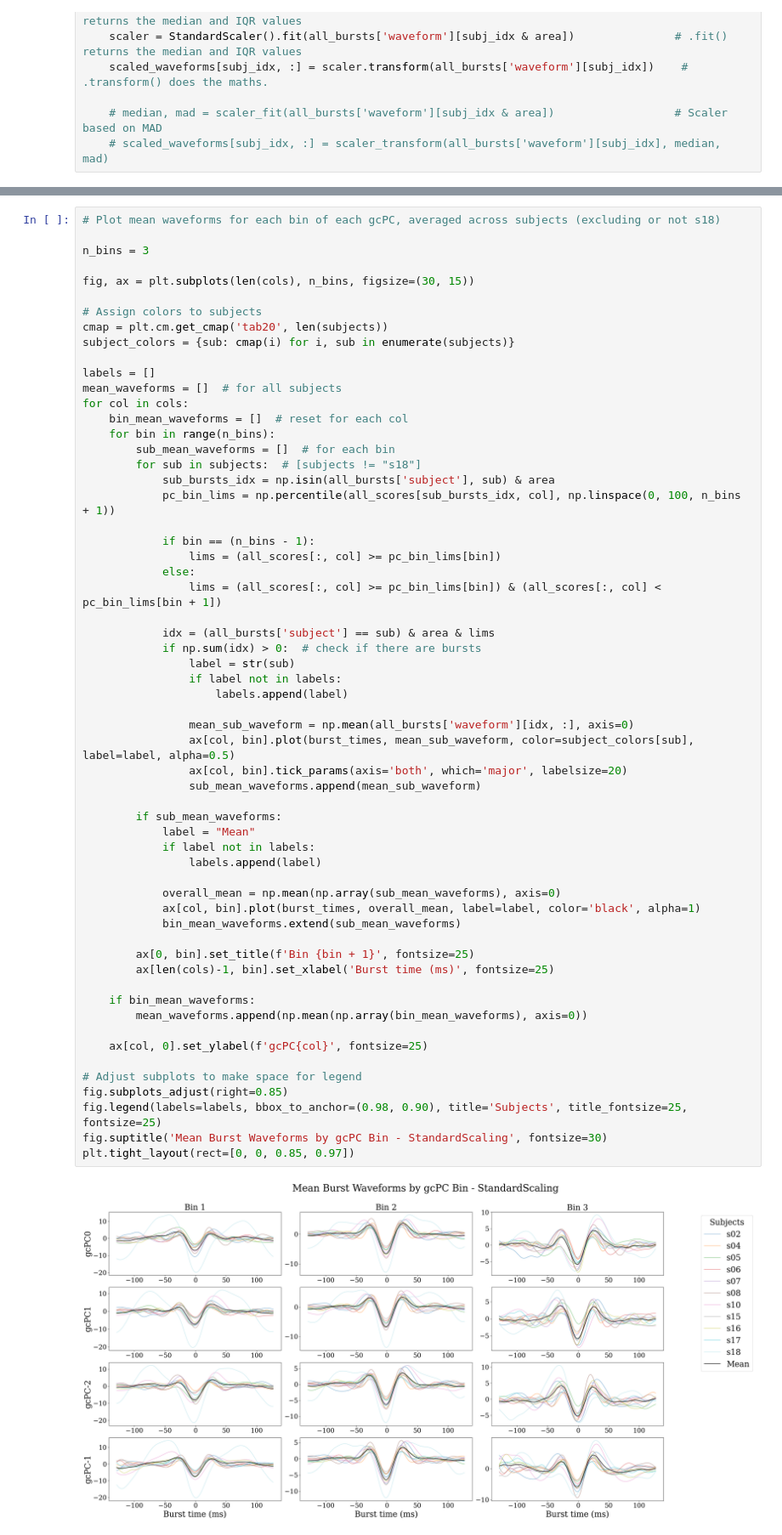
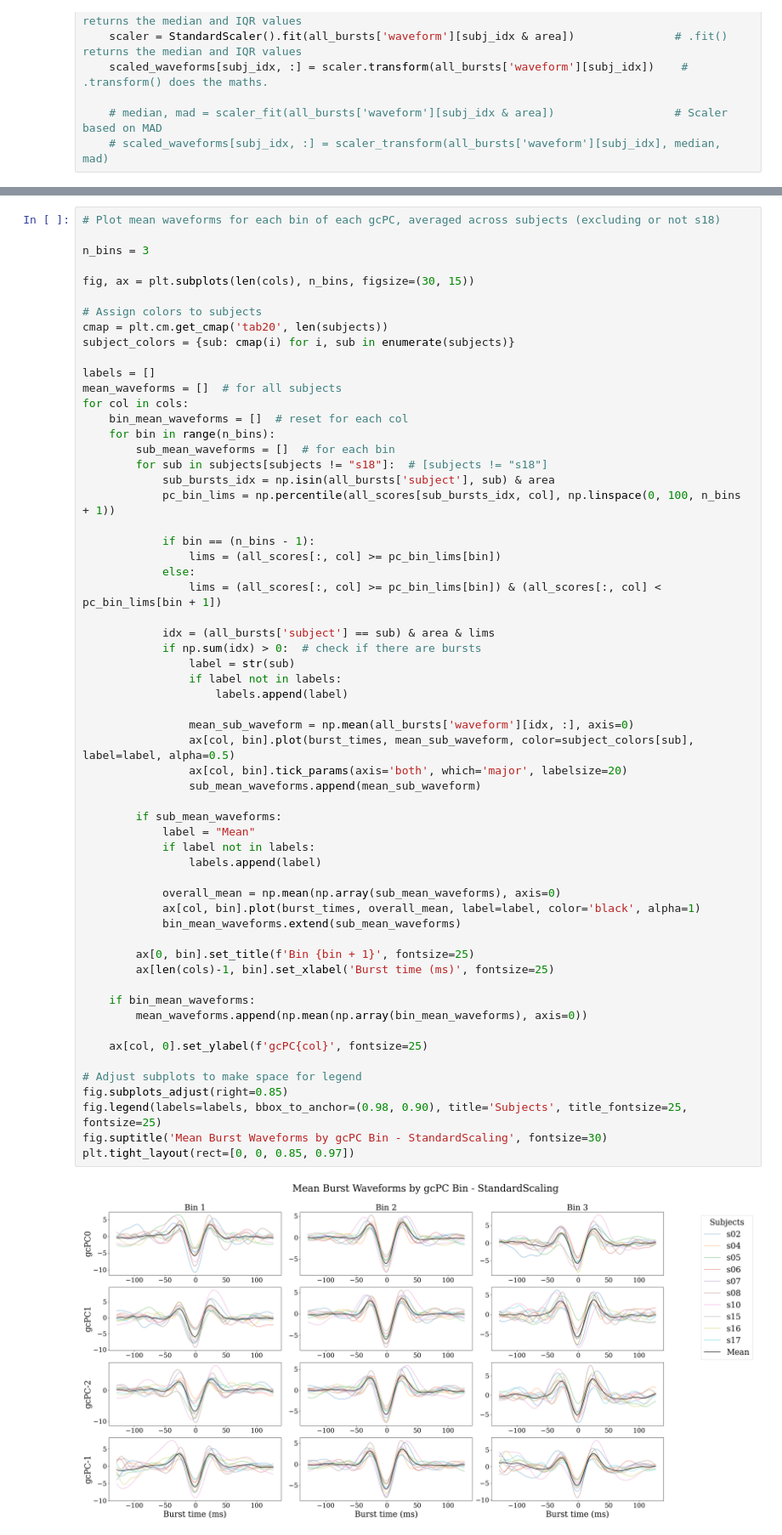
Before and after one commit to Jerem-loq/Beta_Bursts_Analysis_M2-Internship_Loquet-Bonaniuto, a Jupyter notebook: Group-Level_gcPCA_Burst-Count_MeanWaveforms.ipynb, the cells around one changed output, grey strips where cells are left out. Shown at 85% size. Drawn from its saved outputs; the diff is of its cells as text.

```diff
--- a/Group-Level_gcPCA_Burst-Count_MeanWaveforms.ipynb
+++ b/Group-Level_gcPCA_Burst-Count_MeanWaveforms.ipynb
@@ -495,7 +495,7 @@ for col in cols:
     bin_mean_waveforms = []  # reset for each col
     for bin in range(n_bins):
         sub_mean_waveforms = []  # for each bin
-        for sub in subjects:  # [subjects != "s18"]
+        for sub in subjects[subjects != "s18"]:  # [subjects != "s18"]
             sub_bursts_idx = np.isin(all_bursts['subject'], sub) & area
             pc_bin_lims = np.percentile(all_scores[sub_bursts_idx, col], np.linspace(0, 100, n_bins + 1))
 
@@ -511,34 +511,34 @@ for col in cols:
                     labels.append(label)
 
                 mean_sub_waveform = np.mean(all_bursts['waveform'][idx, :], axis=0)
                 ax[col, bin].plot(burst_times, mean_sub_waveform, color=subject_colors[sub], label=label, alpha=0.5)
                 ax[col, bin].tick_params(axis='both', which='major', labelsize=20)
                 sub_mean_waveforms.append(mean_sub_waveform)
 
         if sub_mean_waveforms:
             label = "Mean"
             if label not in labels:
                 labels.append(label)
 
             overall_mean = np.mean(np.array(sub_mean_waveforms), axis=0)
             ax[col, bin].plot(burst_times, overall_mean, label=label, color='black', alpha=1)
             bin_mean_waveforms.extend(sub_mean_waveforms)
 
         ax[0, bin].set_title(f'Bin {bin + 1}', fontsize=25)
         ax[len(cols)-1, bin].set_xlabel('Burst time (ms)', fontsize=25)
 
     if bin_mean_waveforms:
         mean_waveforms.append(np.mean(np.array(bin_mean_waveforms), axis=0))
 
     ax[col, 0].set_ylabel(f'gcPC{col}', fontsize=25)
 
 # Adjust subplots to make space for legend
 fig.subplots_adjust(right=0.85)
 fig.legend(labels=labels, bbox_to_anchor=(0.98, 0.90), title='Subjects', title_fontsize=25, fontsize=25)
 fig.suptitle('Mean Burst Waveforms by gcPC Bin - StandardScaling', fontsize=30)
 plt.tight_layout(rect=[0, 0, 0.85, 0.97])
 # %% [output]
-[figure, old version]
+[figure, new version]
 # %%
 # Plot coefficients for each fold and for s18
 # (s18 being the test subject left out in the fold where it is the test subject,
```
Also changed, not shown: parts of 1 cell of this notebook, 1 other file.
